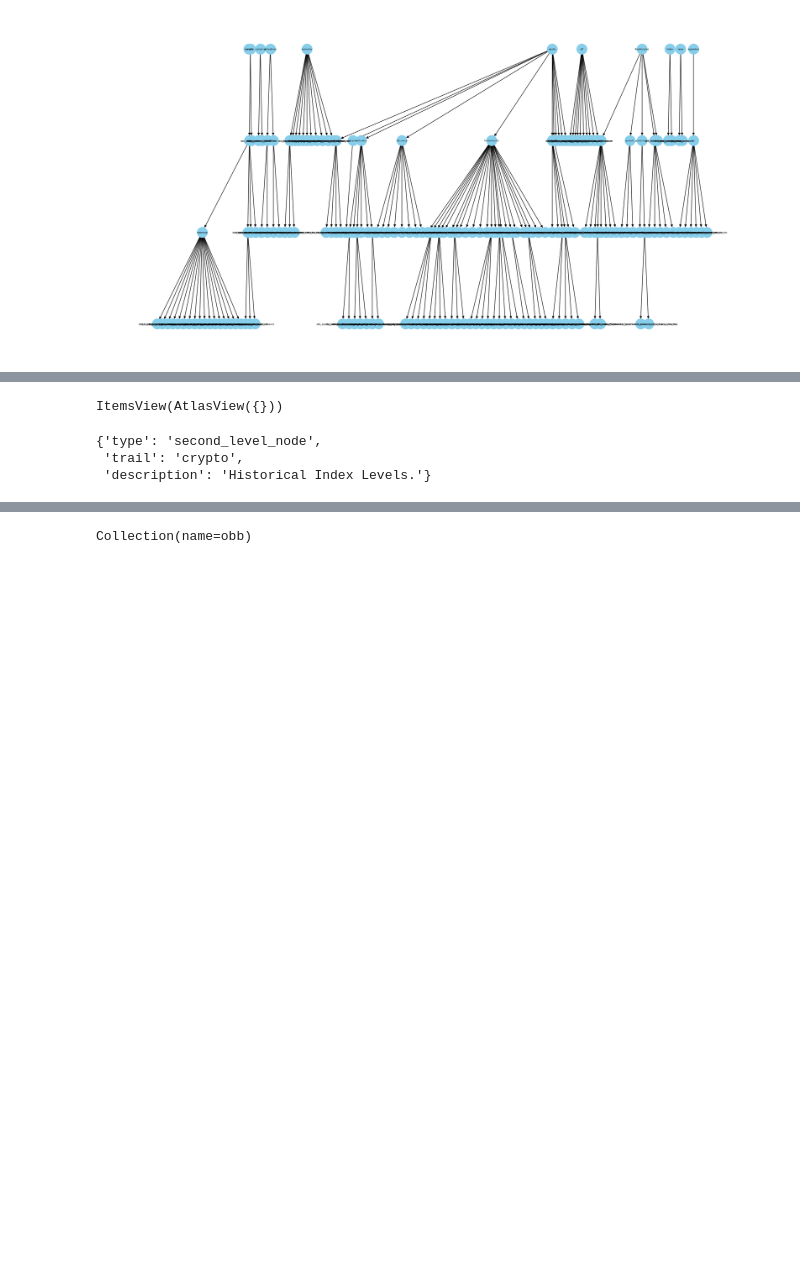
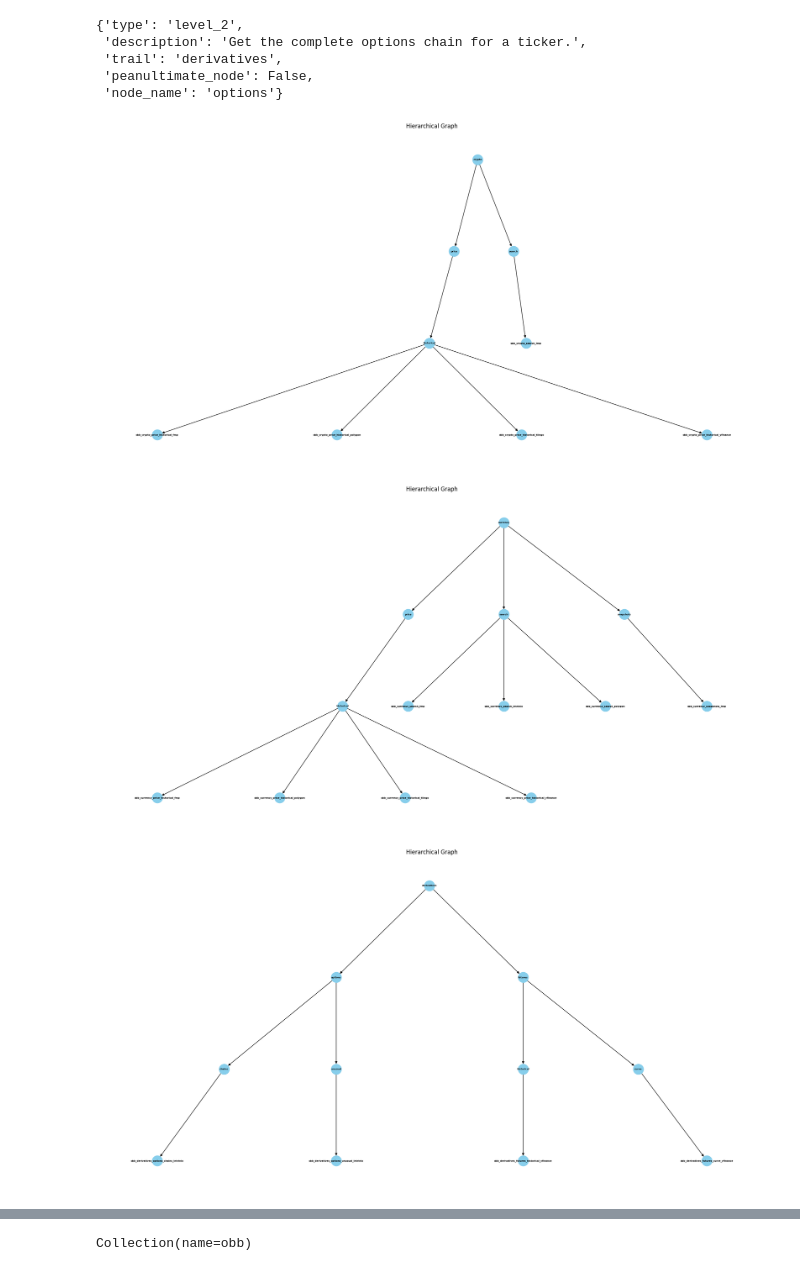
Before and after one commit to Athe-kunal/openbb-agent, a Jupyter notebook: DSPy.ipynb, the cells around one changed output, grey strips where cells are left out. Drawn from its saved outputs; the diff is of its cells as text; code cells hidden in the pictures; blank space fills up the shorter version.

```diff
--- a/DSPy.ipynb
+++ b/DSPy.ipynb
@@ -86,0 +13,2 @@ openbb_graph = openbb_graph_build()
+# %%
+all_functions = list(openbb_functions_name_dict.keys())
@@ -87,10 +106,22 @@ openbb_graph = openbb_graph_build()
+# %%
+metadata[10]
+# %% [output]
+{'type': 'level_2',
+ 'description': 'Get the complete options chain for a ticker.',
+ 'trail': 'derivatives',
+ 'peanultimate_node': False,
+ 'node_name': 'options'}
 # %%
 from networkx.drawing.nx_agraph import graphviz_layout
 import matplotlib.pyplot as plt
-pos = graphviz_layout(openbb_graph, prog="dot")
-plt.figure(figsize=(20, 10))
-nx.draw(openbb_graph, pos, with_labels=True, node_size=500, node_color="skyblue", font_size=5, arrows=True)
-# plt.title(f"{router.capitalize()}")
-plt.show()
+for router in routers_names:
+    graph = router_names_graph[router]
+    pos = graphviz_layout(graph, prog="dot")
+    plt.figure(figsize=(20, 10))
+    nx.draw(graph, pos, with_labels=True, node_size=500, node_color="skyblue", font_size=5, font_weight="bold", arrows=True)
+    plt.title("Hierarchical Graph")
+    plt.show()
 # %% [output]
-[figure, old version]
+[figure, new version]
+[figure, added]
+[figure, added]
@@ -97,10 +134,0 @@ plt.show()
-# %%
-openbb_graph['openbb'].items()
-# %% [output]
-ItemsView(AtlasView({}))
-# %%
-openbb_graph.nodes['price']
-# %% [output]
-{'type': 'second_level_node',
- 'trail': 'crypto',
- 'description': 'Historical Index Levels.'}
```
Also changed, not shown: parts of 32 cells of this notebook.
